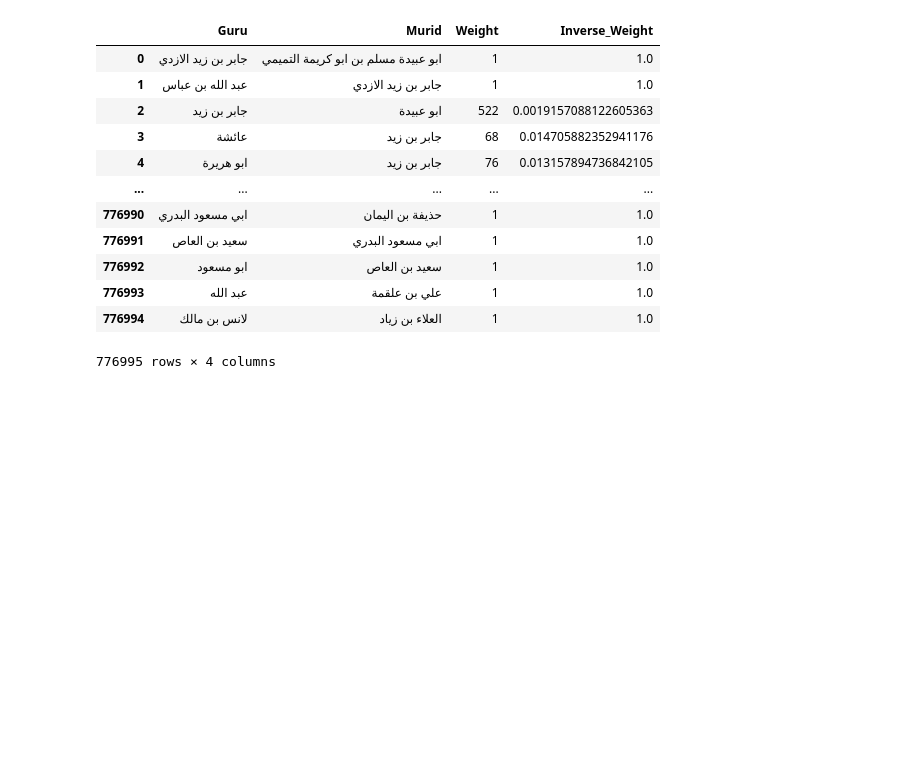
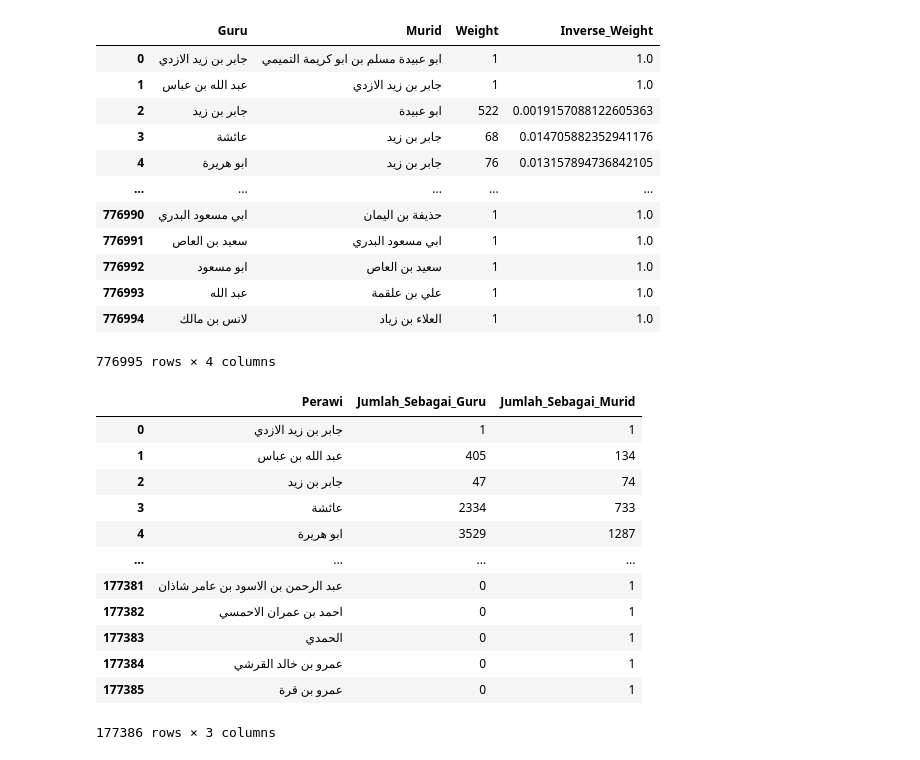
Before and after one commit to Nazrililham090805/sanad-hadith, a Jupyter notebook: src/Perawi_Count.ipynb, the cells around one changed output. Saved outputs shown, nothing was run; the diff lists cells and outputs as text; code cells hidden in the pictures; blank space fills up the shorter version.

```diff
--- a/src/Perawi_Count.ipynb
+++ b/src/Perawi_Count.ipynb
@@ -27,3 +27,49 @@ display(df)
 | 776993 | عبد الله | علي بن علقمة | 1 | 1.0 |
 | 776994 | لانس بن مالك | العلاء بن زياد | 1 | 1.0 |
 776995 rows × 4 columns
+# %%
+edges_df = df[['Guru', 'Murid']].copy()
+
+# Ambil semua nama perawi dari Guru dan Murid
+semua_perawi = pd.concat([
+    edges_df['Guru'],
+    edges_df['Murid']
+]).drop_duplicates().reset_index(drop=True)
+
+# Buat DataFrame perawi
+perawi_stats = pd.DataFrame({
+    'Perawi': semua_perawi
+})
+
+# Hitung jumlah sebagai Guru
+perawi_stats['Jumlah_Sebagai_Guru'] = (
+    perawi_stats['Perawi']
+    .map(edges_df['Guru'].value_counts())
+    .fillna(0)
+    .astype(int)
+)
+
+# Hitung jumlah sebagai Murid
+perawi_stats['Jumlah_Sebagai_Murid'] = (
+    perawi_stats['Perawi']
+    .map(edges_df['Murid'].value_counts())
+    .fillna(0)
+    .astype(int)
+)
+
+# Tampilkan hasil
+display(perawi_stats)
+# %% [output]
+|  | Perawi | Jumlah_Sebagai_Guru | Jumlah_Sebagai_Murid |
+| 0 | جابر بن زيد الازدي | 1 | 1 |
+| 1 | عبد الله بن عباس | 405 | 134 |
+| 2 | جابر بن زيد | 47 | 74 |
+| 3 | عائشة | 2334 | 733 |
+| 4 | ابو هريرة | 3529 | 1287 |
+| ... | ... | ... | ... |
+| 177381 | عبد الرحمن بن الاسود بن عامر شاذان | 0 | 1 |
+| 177382 | احمد بن عمران الاحمسي | 0 | 1 |
+| 177383 | الحمدي | 0 | 1 |
+| 177384 | عمرو بن خالد القرشي | 0 | 1 |
+| 177385 | عمرو بن قرة | 0 | 1 |
+177386 rows × 3 columns
```
Also changed, not shown: 2 other files.
